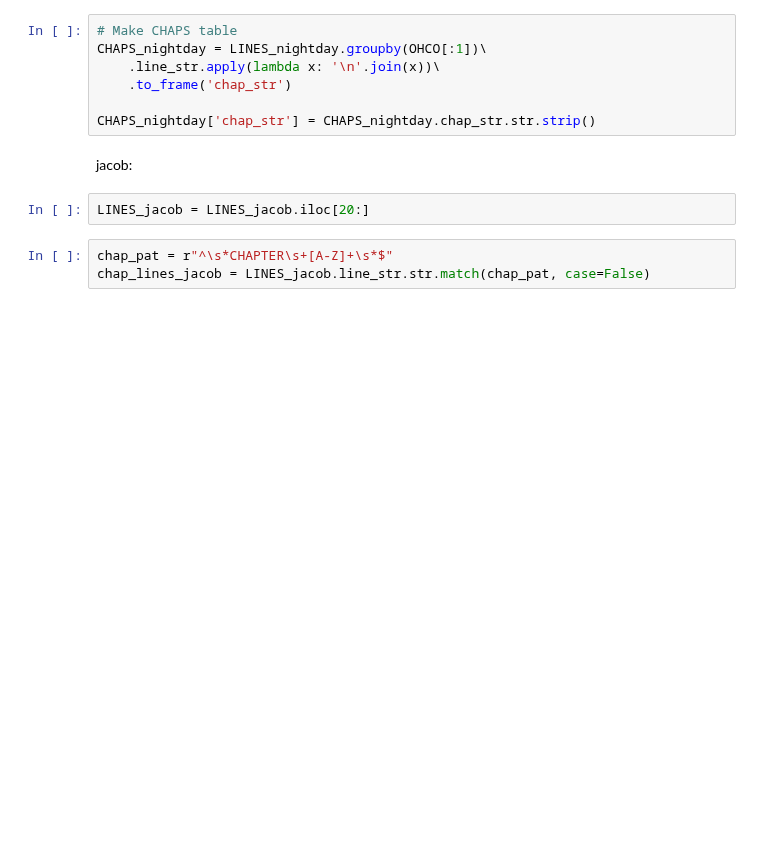
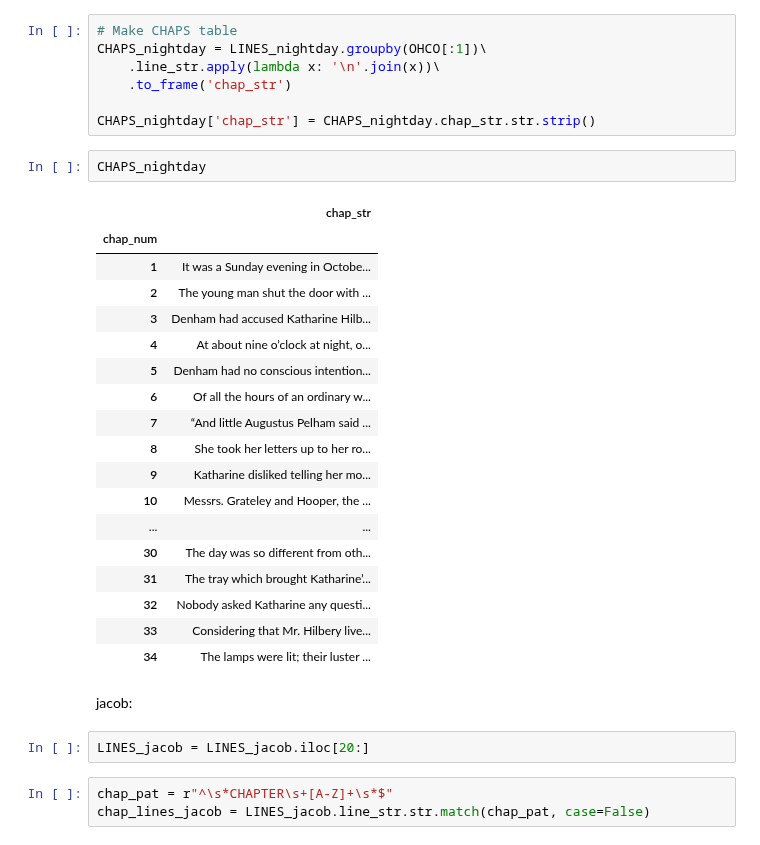
Before and after one commit to sqr8ap/DS5001-2025-01-R, a Jupyter notebook: final_project/Parse.ipynb, the cells around one changed output. Cells and saved outputs as stored; diff of their text form; blank space fills up the shorter version.

```diff
--- a/final_project/Parse.ipynb
+++ b/final_project/Parse.ipynb
@@ -137,6 +158,27 @@ CHAPS_nightday = LINES_nightday.groupby(OHCO[:1])\
     .to_frame('chap_str')
 
 CHAPS_nightday['chap_str'] = CHAPS_nightday.chap_str.str.strip()
+# %%
+CHAPS_nightday
+# %% [output]
+|  | chap_str |
+| chap_num |  |
+| 1 | It was a Sunday evening in Octobe... |
+| 2 | The young man shut the door with ... |
+| 3 | Denham had accused Katharine Hilb... |
+| 4 | At about nine o’clock at night, o... |
+| 5 | Denham had no conscious intention... |
+| 6 | Of all the hours of an ordinary w... |
+| 7 | “And little Augustus Pelham said ... |
+| 8 | She took her letters up to her ro... |
+| 9 | Katharine disliked telling her mo... |
+| 10 | Messrs. Grateley and Hooper, the ... |
+| ... | ... |
+| 30 | The day was so different from oth... |
+| 31 | The tray which brought Katharine’... |
+| 32 | Nobody asked Katharine any questi... |
+| 33 | Considering that Mr. Hilbery live... |
+| 34 | The lamps were lit; their luster ... |
 # %% [markdown]
 jacob:
 # %%
```
Also changed, not shown: parts of 38 cells of this notebook.
